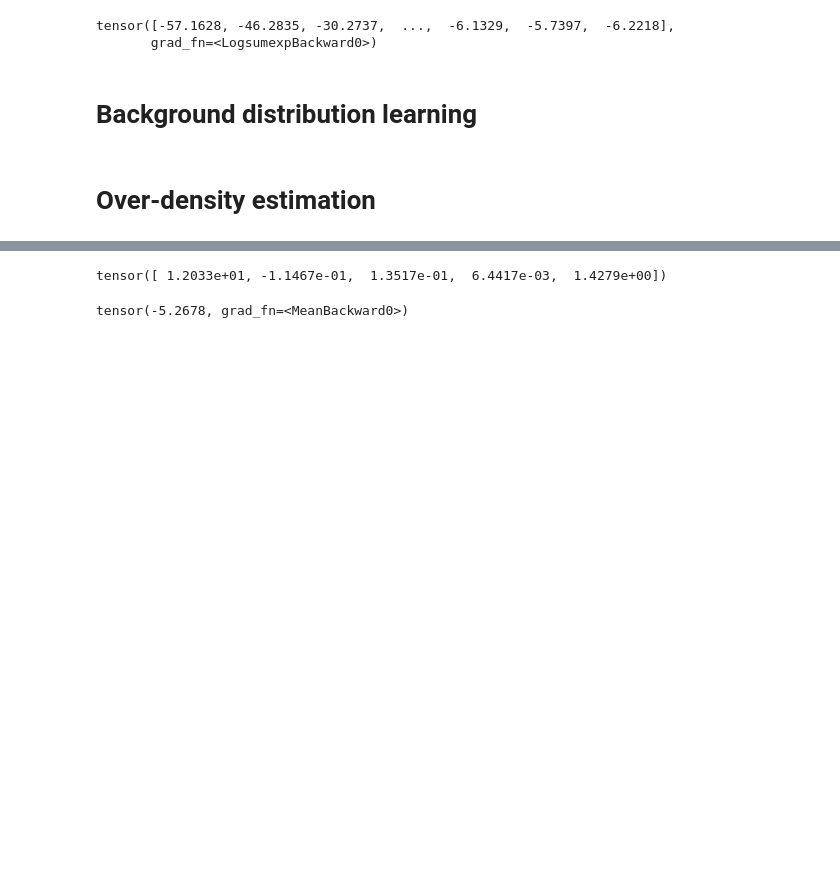
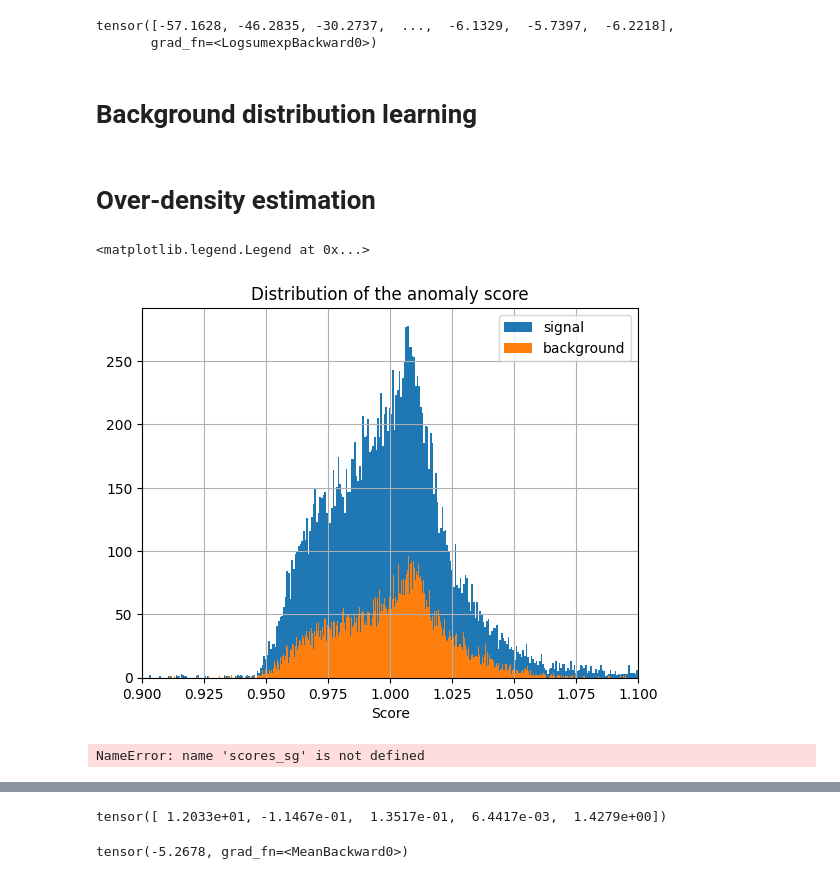
Before and after one commit to beria-kalpelbe/anomaly-detection-in-HEP, a Jupyter notebook: code/test.ipynb, the cells around one changed output, grey strips where cells are left out. Saved outputs shown, nothing was run; the diff lists cells and outputs as text; code cells hidden in the pictures; blank space fills up the shorter version.

```diff
--- a/code/test.ipynb
+++ b/code/test.ipynb
@@ -361,3 +357,44 @@ for e in range(5):
         opt.step()
 # %% [markdown]
 # Over-density estimation
+# %%
+def get_scores(data, epsilon=1.5):
+        logits_sg, means_sg, variances_sg = mdn_signal.get_mixture_components(data)
+        p_sg = mog_log_prob(data, logits_sg, means_sg, variances_sg)
+
+        logits_bkg, means_bkg, variances_bkg = mdn_background.get_mixture_components(data)
+        p_bkg = mog_log_prob(data, logits_bkg, means_bkg, variances_bkg)
+
+        return p_bkg/(epsilon*p_sg + (1-epsilon)*p_bkg)
+# %%
+from scipy.stats import gaussian_kde
+
+scores = get_scores(mydata.data).detach().numpy()
+plt.hist(scores[mydata.labels==1],bins=50000, label='signal')
+plt.hist(scores[mydata.labels==0],bins=50000, label='background')
+plt.xlim((0.9,1.1))
+plt.grid(True)
+plt.xlabel('Score')
+plt.title('Distribution of the anomaly score')
+plt.legend()
+# %% [output]
+<matplotlib.legend.Legend at 0x...>
+[figure, added]
+# %%
+import numpy as np
+from scipy.stats import gaussian_kde
+
+# Create a Gaussian KDE for your data
+kde_sg = gaussian_kde(scores_sg)
+kde_bg = gaussian_kde(scores_bg)
+
+# Point to get the probability for
+point = 1.0
+
+# Get the probability of the point
+p_sg = kde_sg.evaluate(point)
+p_bg = kde_bg.evaluate(point)
+
+print(p_sg, p_bg)
+# %% [output]
+NameError: name 'scores_sg' is not defined
```
Also changed, not shown: parts of 5 cells of this notebook, 4 other files.
